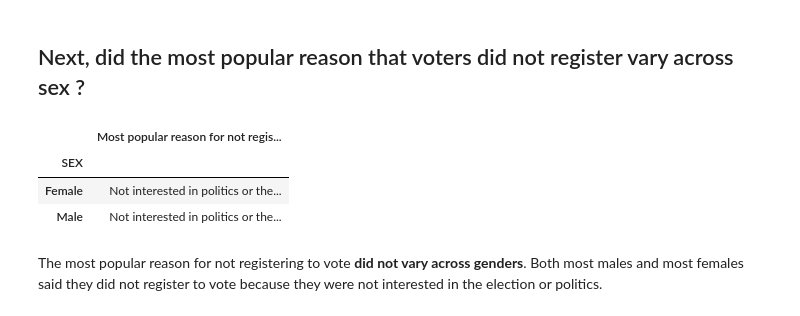
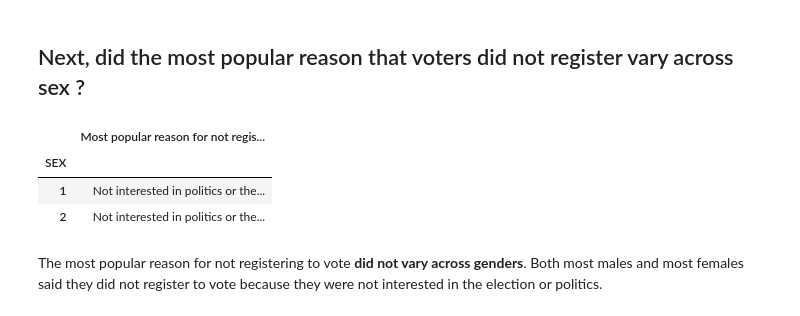
Before and after one commit to mdesilva/Data-Science, a Jupyter notebook: ASA2020FallDataChallenge/Analysis.ipynb, the cells around one changed output. Drawn from its saved outputs; the diff is of its cells as text; code cells hidden in the pictures.

```diff
--- a/ASA2020FallDataChallenge/Analysis.ipynb
+++ b/ASA2020FallDataChallenge/Analysis.ipynb
@@ -28,3 +28,5 @@ df
 73004 rows × 28 columns
 # %%
 df["Age Band"] = pd.cut(df["AGE"], 5, labels=["18-32", "32-44", "44-58", "58-72", "72-85"]) #CREATE AGE BAND FEATURE
+# %%
+nrvdf = df[df["VOYNOTREG"] != 99] #CREATE DATAFRAME WITH ONLY INDIVIDUALS THAT DID NOT REGISTER TO VOTE
@@ -75,13 +74,13 @@ nvdf.loc[df.SEX == 2, "SEX"] = "Female"
 # %%
-whyNotVoteBasedOnSex = nvdf[["SEX", "VOYNOTREG"]].groupby("SEX").agg(pd.Series.mode)
+whyNotVoteBasedOnSex = nrvdf[["SEX", "VOYNOTREG"]].groupby("SEX").agg(pd.Series.mode)
 whyNotVoteBasedOnSex.rename(columns={'VOYNOTREG': "Most popular reason for not registering to vote"}, inplace=True)
 whyNotVoteBasedOnSex.replace([6], "Not interested in politics or the election", inplace=True)
 whyNotVoteBasedOnSex
 # %% [output]
 |  | Most popular reason for not regis... |
 | SEX |  |
-| Female | Not interested in politics or the... |
-| Male | Not interested in politics or the... |
+| 1 | Not interested in politics or the... |
+| 2 | Not interested in politics or the... |
 # %% [markdown]
 The most popular reason for not registering to vote **did not vary across genders**. Both most males and most females said they did not register to vote because they were not interested in the election or politics.
 # %% [markdown]
```
Also changed, not shown: parts of 12 cells of this notebook.
